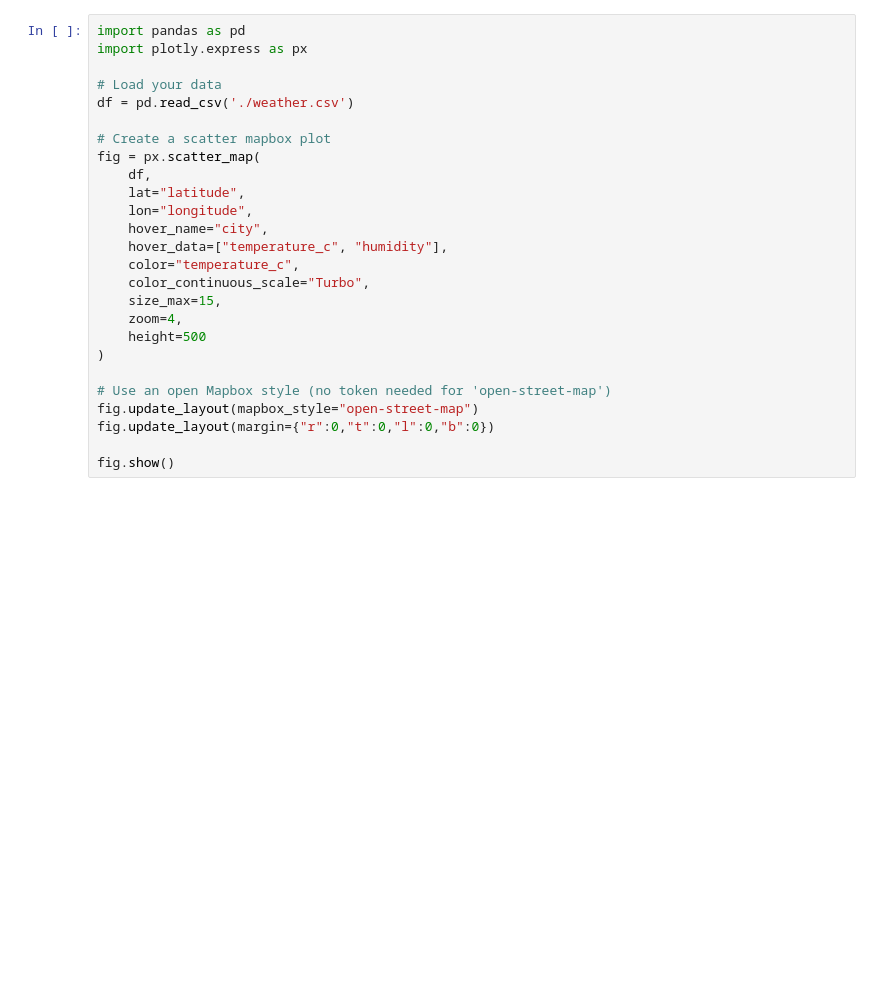
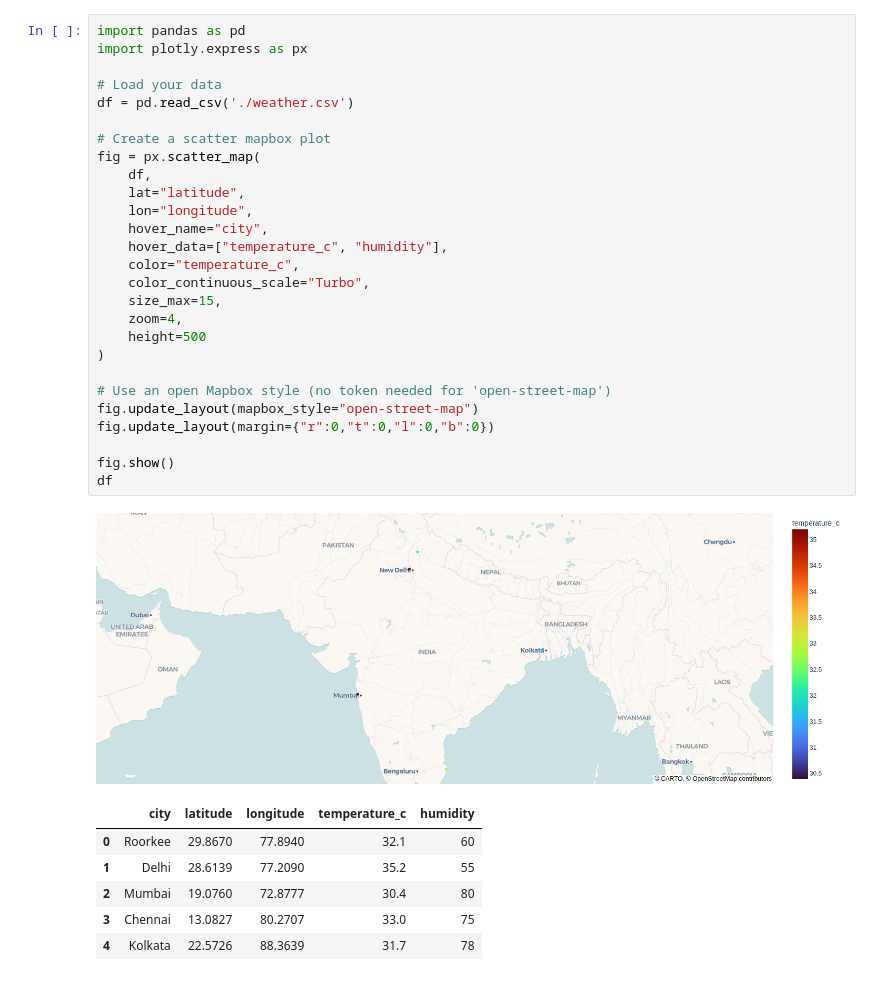
Before and after one commit to Bugsfounder/DataScience, a Jupyter notebook: day_9/project.ipynb, the cells around one changed output. Cells and saved outputs as stored; diff of their text form; blank space fills up the shorter version.

```diff
--- a/day_9/project.ipynb
+++ b/day_9/project.ipynb
@@ -17,26 +17,35 @@ data.head()
 # %%
 import pandas as pd
 import plotly.express as px
 
 # Load your data
 df = pd.read_csv('./weather.csv')
 
 # Create a scatter mapbox plot
 fig = px.scatter_map(
     df,
     lat="latitude",
     lon="longitude",
     hover_name="city",
     hover_data=["temperature_c", "humidity"],
     color="temperature_c",
     color_continuous_scale="Turbo",
     size_max=15,
     zoom=4,
     height=500
 )
 
 # Use an open Mapbox style (no token needed for 'open-street-map')
 fig.update_layout(mapbox_style="open-street-map")
 fig.update_layout(margin={"r":0,"t":0,"l":0,"b":0})
 
 fig.show()
+df
+# %% [output]
+[figure, added]
+|  | city | latitude | longitude | temperature_c | humidity |
+| 0 | Roorkee | 29.8670 | 77.8940 | 32.1 | 60 |
+| 1 | Delhi | 28.6139 | 77.2090 | 35.2 | 55 |
+| 2 | Mumbai | 19.0760 | 72.8777 | 30.4 | 80 |
+| 3 | Chennai | 13.0827 | 80.2707 | 33.0 | 75 |
+| 4 | Kolkata | 22.5726 | 88.3639 | 31.7 | 78 |
```
Also changed, not shown: 10 other files.
